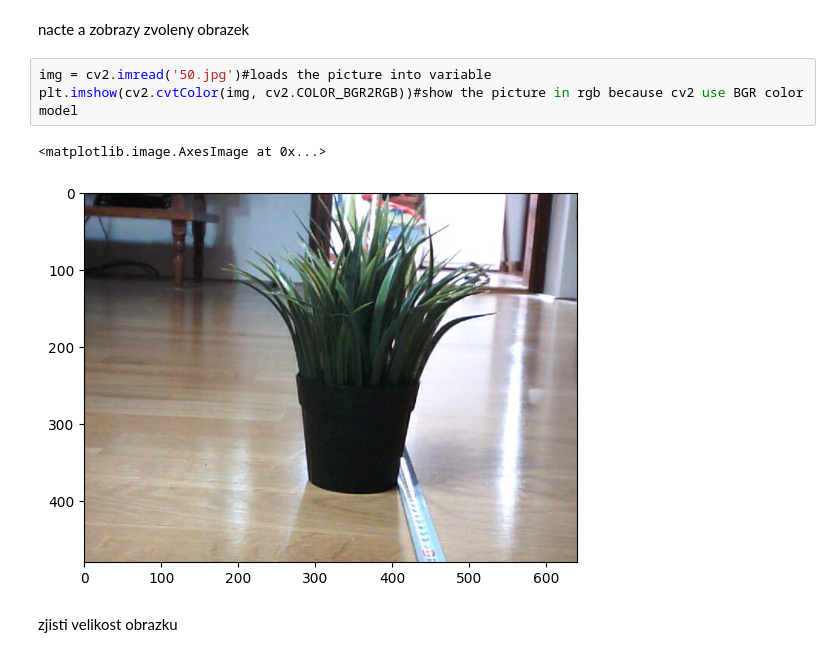
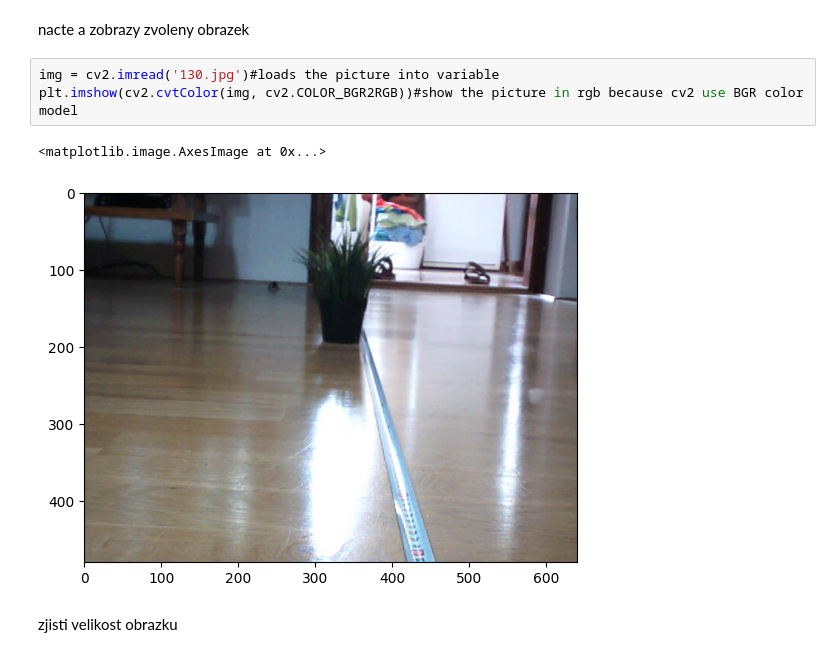
Before and after one commit to JakubSlof/Teddy-bear-detection, a Jupyter notebook: model_test.ipynb, the cells around one changed output. Drawn from its saved outputs; the diff is of its cells as text.

```diff
--- a/model_test.ipynb
+++ b/model_test.ipynb
@@ -31,11 +31,11 @@ print(object_id)
 # %% [markdown]
 nacte a zobrazy zvoleny obrazek
 # %%
-img = cv2.imread('50.jpg')#loads the picture into variable
+img = cv2.imread('130.jpg')#loads the picture into variable
 plt.imshow(cv2.cvtColor(img, cv2.COLOR_BGR2RGB))#show the picture in rgb because cv2 use BGR color model
 # %% [output]
 <matplotlib.image.AxesImage at 0x...>
-[figure, old version]
+[figure, new version]
 # %% [markdown]
 zjisti velikost obrazku
 # %%
```
Also changed, not shown: parts of 5 cells of this notebook.
